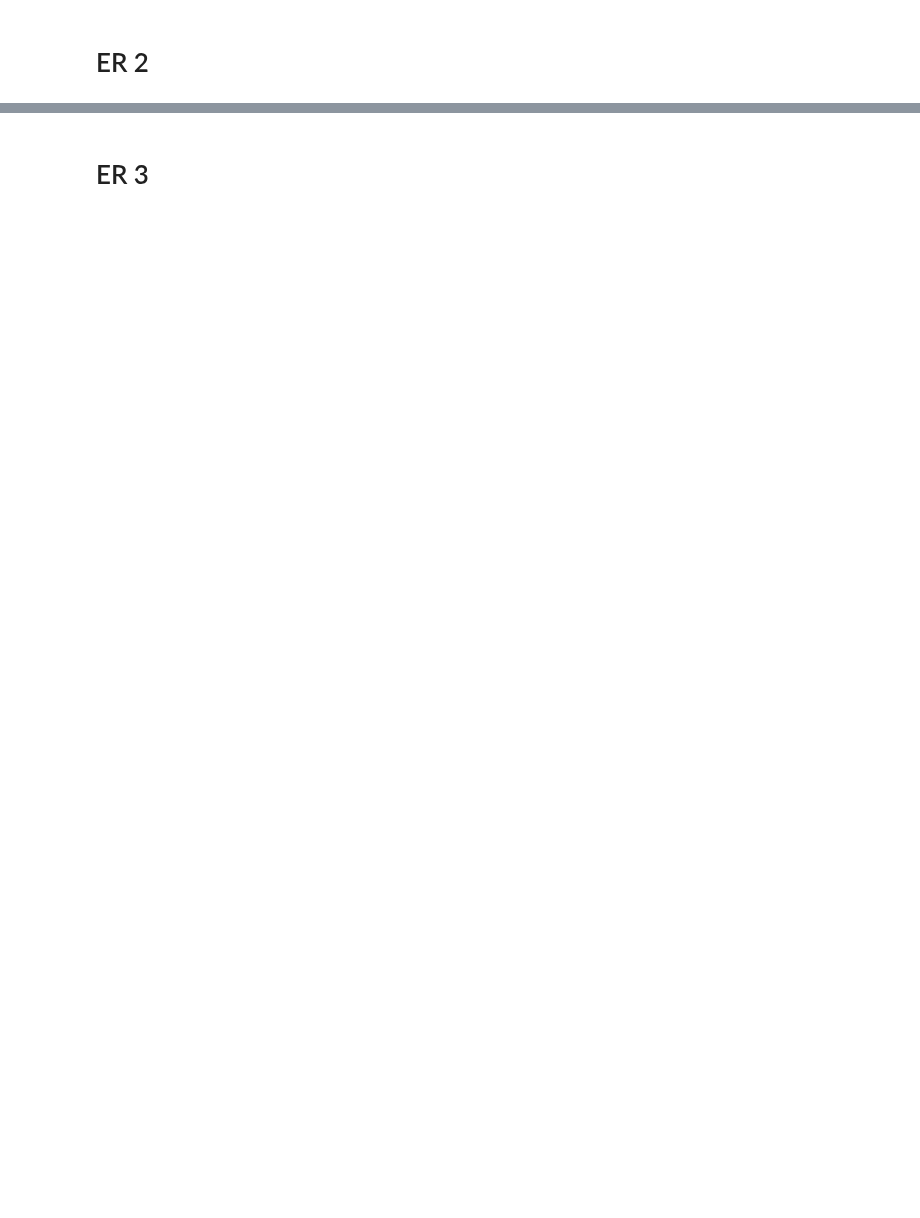
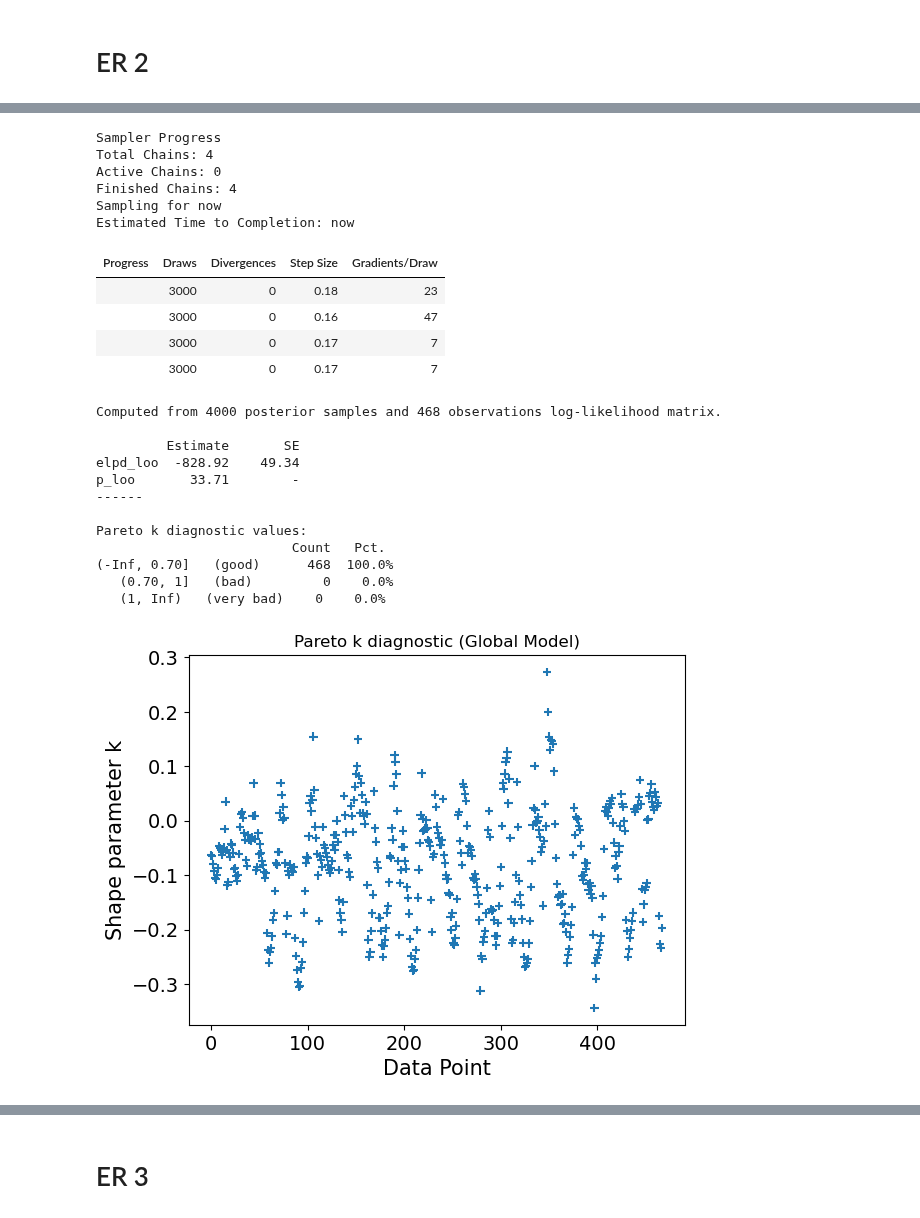
Before and after one commit to awasthivarun/MKM, a Jupyter notebook: CO_oxidation/Pt100_KOH_fitting_rate_replicates.ipynb, the cells around one changed output, grey strips where cells are left out. Saved outputs shown, nothing was run; the diff lists cells and outputs as text; code cells hidden in the pictures; blank space fills up the shorter version.

```diff
--- a/CO_oxidation/Pt100_KOH_fitting_rate_replicates.ipynb
+++ b/CO_oxidation/Pt100_KOH_fitting_rate_replicates.ipynb
@@ -336,14 +283,13 @@ def fit_and_evaluate(model, draws=1000, tune=2000, chains=4, cores=4, init_mean=
     print(loo)
     az.plot_khat(loo)
     plt.title("Pareto k diagnostic (Global Model)"); plt.show()
+    trace = add_post_sampling_observables(trace)
     return trace, loo
 
 def observables(log_rate_model):
-    mu_log_rate = log_rate_model
-    mu_alpha, mu_delta_OH, mu_delta_CO = calc_observables(log_rate_model)
-    pm.Deterministic('alpha', mu_alpha)
-    pm.Deterministic('delta_OH', mu_delta_OH)
-    pm.Deterministic('delta_CO', mu_delta_CO)
-    pm.Deterministic('rate_linear', pt.exp(log_rate_model))
-    log_rate = pm.StudentT('rate', nu=3, mu=mu_log_rate, sigma=log_rate_obs_SD, observed=log_rate_obs)
-    return None, None, None, log_rate
+    # mu_alpha = calc_observables(log_rate_model)
+    # pm.Deterministic('alpha', mu_alpha)
+    # pm.Deterministic('rate_linear', pt.exp(log_rate_model))
+    pm.Deterministic('log_rate_model', log_rate_model)
+    log_rate = pm.StudentT('rate', nu=3, mu=log_rate_model, sigma=log_rate_obs_SD, observed=log_rate_obs)
+    return log_rate
@@ -445,0 +341,63 @@ plot_model_fits(ppc_ER_2); plot_coverages(trace_ER_2)
+# %%
+# Eley-Rideal Model - 2nd step is RDS
+with pm.Model() as ER_2:
+    '''
+    1. CO + * -> CO*
+    2. CO* + OH- -> COOH* + (e-) (RDS)
+    3. COOH* + OH- -> CO2 + H2O + * + (e-)
+    4. OH- + * -> OH* + (e-)
+    '''
+    # Priors
+    deltaG1_0 = pm.Uniform('deltaG1_0', lower=-0.6, upper=0.0)
+    deltaG4_0 = pm.Uniform('deltaG4_0', lower=-0.2, upper=0.2) # at 0V_SHE
+    beta_2 = pm.Uniform('beta_2', lower=0.1, upper=0.9)
+    Gact2_0 = pm.Uniform('Gact2_0', lower=0.5, upper=1.5) # at 0V_SHE
+
+    # Thermodynamics
+    deltaG1 = deltaG1_0
+    deltaG4 = deltaG4_0 - E_in
+    Gact2 = Gact2_0 - beta_2*E_in
+    log_K1 = -deltaG1/(kb_eV*T)
+    log_k2 = np.log(kb_J*T/h) - Gact2/(kb_eV*T)
+    log_K4 = -deltaG4/(kb_eV*T)
+
+    term_CO = log_K1 + np.log(P_CO_in)
+    term_OH = log_K4 + np.log(C_KOH_in)
+    zeros = pt.zeros_like(term_CO + term_OH)
+    log_theta = - pt.logsumexp(pt.stack([zeros, term_CO+zeros, term_OH+zeros]), axis=0)
+    log_theta_CO = term_CO + log_theta
+    log_theta_OH = term_OH + log_theta
+
+    theta_CO = pm.Deterministic('theta_CO', pt.exp(log_theta_CO))
+    theta_OH = pm.Deterministic('theta_OH', pt.exp(log_theta_OH))
+
+    # Rate expression
+    log_rate_model = log_k2 + log_theta_CO + np.log(C_KOH_in)
+    log_rate = observables(log_rate_model)
+
+trace_ER_2, loo_ER_2 = fit_and_evaluate(ER_2)
+# %% [output]
+Sampler Progress
+Total Chains: 4
+Active Chains: 0
+Finished Chains: 4
+Sampling for now
+Estimated Time to Completion: now
+| Progress | Draws | Divergences | Step Size | Gradients/Draw |
+|  | 3000 | 0 | 0.18 | 23 |
+|  | 3000 | 0 | 0.16 | 47 |
+|  | 3000 | 0 | 0.17 | 7 |
+|  | 3000 | 0 | 0.17 | 7 |
+Computed from 4000 posterior samples and 468 observations log-likelihood matrix.
+
+         Estimate       SE
+elpd_loo  -828.92    49.34
+p_loo       33.71        -
+------
+
+Pareto k diagnostic values:
+                         Count   Pct.
+(-Inf, 0.70]   (good)      468  100.0%
+   (0.70, 1]   (bad)         0    0.0%
+   (1, Inf)   (very bad)    0    0.0%
+[figure, added]
```
Also changed, not shown: parts of 33 cells of this notebook, 23 other files.
